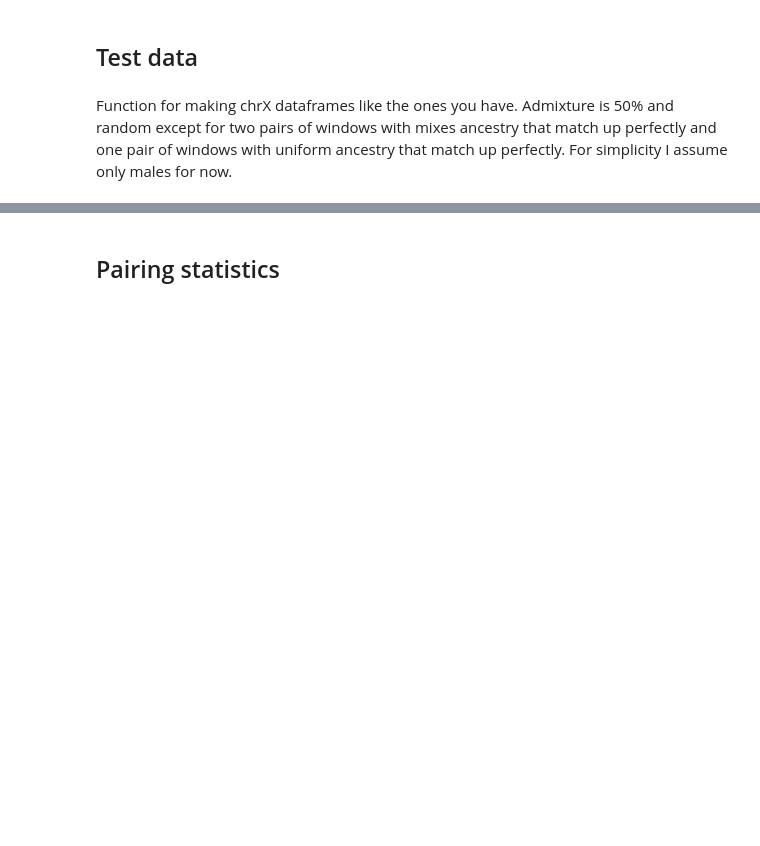
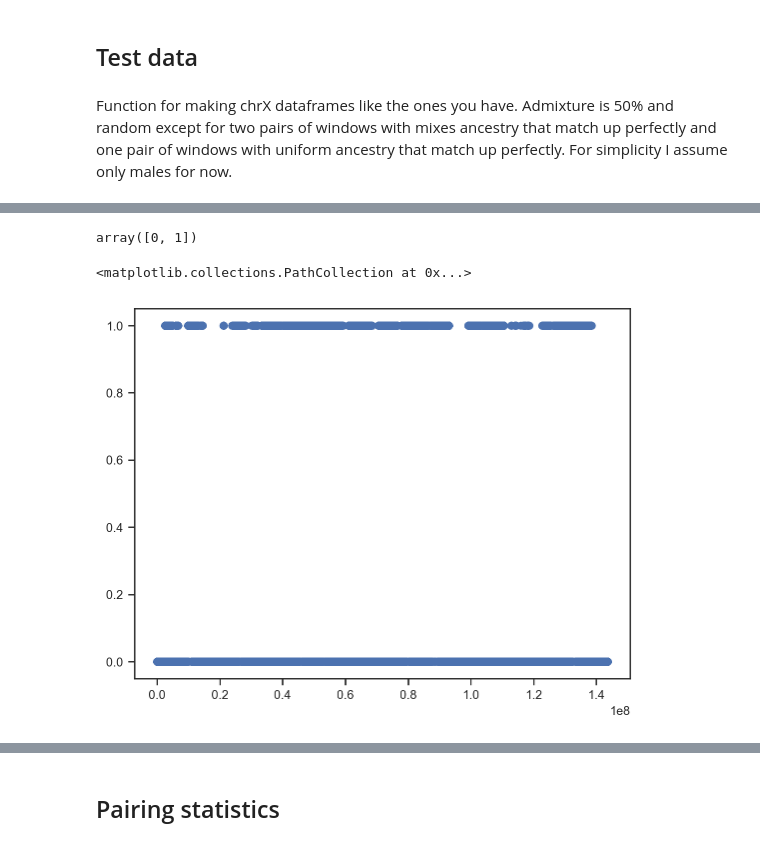
Before and after one commit to kaspermunch/bdmi-simulations, a Jupyter notebook: bitarrays.ipynb, the cells around one changed output, grey strips where cells are left out. Drawn from its saved outputs; the diff is of its cells as text; code cells hidden in the pictures; blank space fills up the shorter version.

```diff
--- a/bitarrays.ipynb
+++ b/bitarrays.ipynb
@@ -101,0 +102,3 @@ df.head()
+# %%
+chrX_100kb_windows = pd.read_csv('~/baboondiversity/people/eriks/second_analysis_baboons/steps/rfmix_gen100/eth_olive_focus/all_chrX.windows.txt', sep='\t')
+chrX_100kb_windows.head()
@@ -101,0 +112,3 @@ df.head()
+# %%
+l = [f'PD_07{i}' for i in range(20, 45)]
+l
@@ -101,0 +179,9 @@ df.head()
+# %%
+df.haplotype.unique()
+# %% [output]
+array([0, 1])
+# %%
+plt.scatter(df.start, df.is_north)
+# %% [output]
+<matplotlib.collections.PathCollection at 0x...>
+[figure, added]
```
Also changed, not shown: parts of 22 cells of this notebook.
